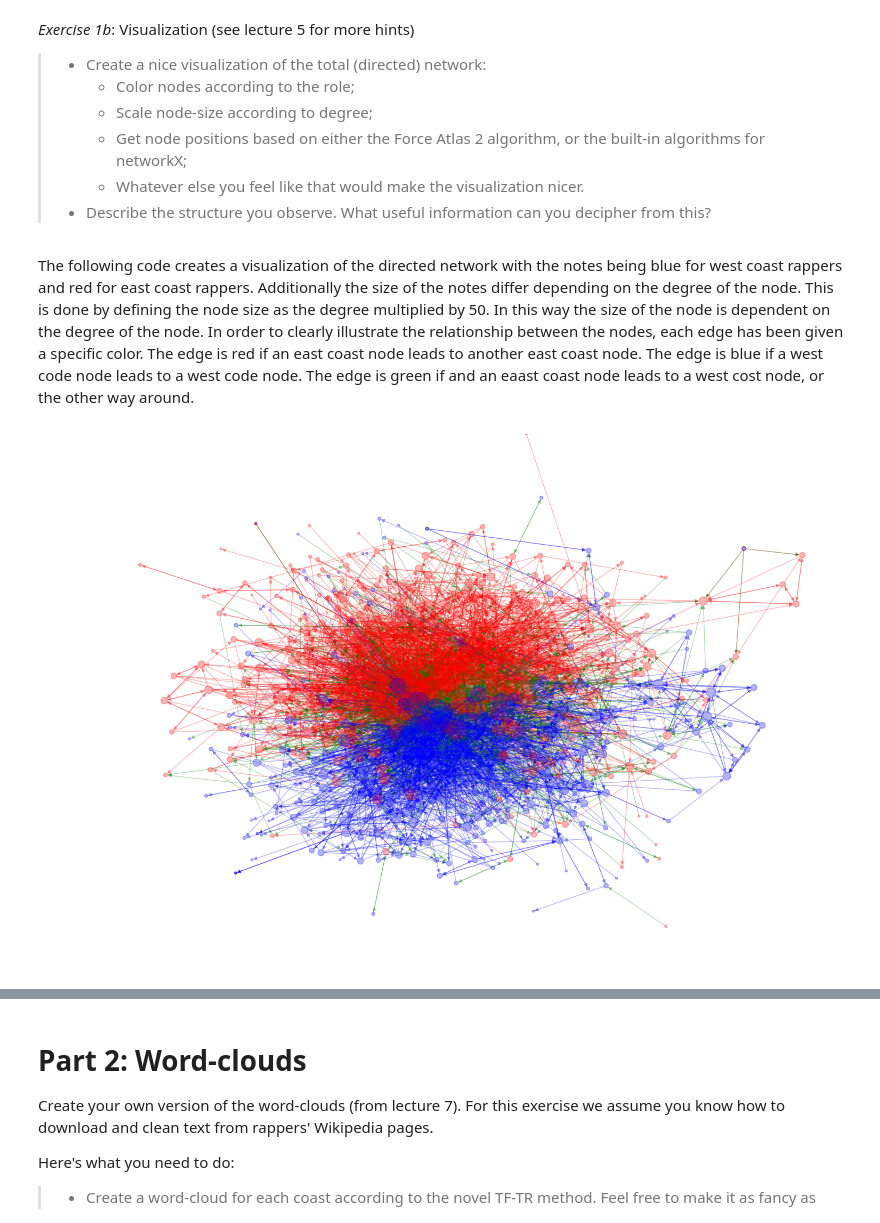
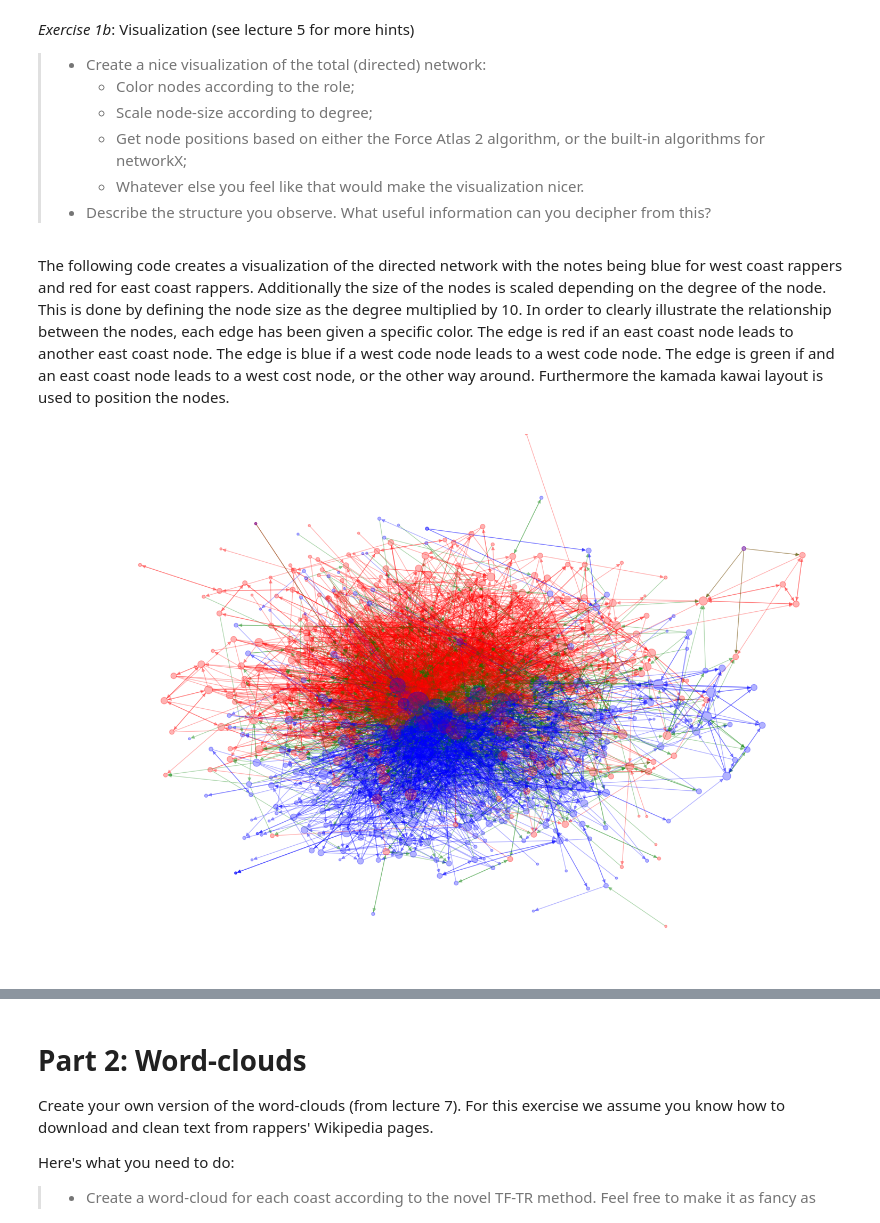
Before and after one commit to s185231/02805_SocialGraphs, a Jupyter notebook: Assignment2.ipynb, the cells around one changed output, grey strips where cells are left out. Drawn from its saved outputs; the diff is of its cells as text; code cells hidden in the pictures.

```diff
--- a/Assignment2.ipynb
+++ b/Assignment2.ipynb
@@ -258,7 +266,7 @@ _Exercise 1b_: Visualization (see lecture 5 for more hints)
 >   * Whatever else you feel like that would make the visualization nicer.
 > * Describe the structure you observe. What useful information can you decipher from this?
 # %% [markdown]
-The following code creates a visualization of the directed network with the notes being blue for west coast rappers and red for east coast rappers. Additionally the size of the notes differ depending on the degree of the node. This is done by defining the node size as the degree multiplied by 50. In this way the size of the node is dependent on the degree of the node. In order to clearly illustrate the relationship between the nodes, each edge has been given a specific color. The edge is red if an east coast node leads to another east coast node. The edge is blue if a west code node leads to a west code node. The edge is green if and an eaast coast node leads to a west cost node, or the other way around.
+The following code creates a visualization of the directed network with the notes being blue for west coast rappers and red for east coast rappers. Additionally the size of the nodes is scaled depending on the degree of the node. This is done by defining the node size as the degree multiplied by 10. In order to clearly illustrate the relationship between the nodes, each edge has been given a specific color. The edge is red if an east coast node leads to another east coast node. The edge is blue if a west code node leads to a west code node. The edge is green if and an east coast node leads to a west cost node, or the other way around. Furthermore the kamada kawai layout is used to position the nodes.
 # %%
 # Create a set of nodes from the east coast and west coast based on the CSV files for east coast rappers and west coast rappers
 df_rappers = pd.read_csv("data/Rappers.csv")
@@ -269,45 +277,42 @@ west_coast_nodes = df_rappers[df_rappers["Coast"] == "West"]["WikipediaPageName"
 # Set the 'coast' attribute for each node
 for node in g.nodes():
     if node in east_coast_nodes:
-        g.nodes[node]["coast"] = "EastCoast"
+        g.nodes[node]["Coast"] = "EastCoast"
     elif node in west_coast_nodes:
-        g.nodes[node]["coast"] = "WestCoast"
-
-
+        g.nodes[node]["Coast"] = "WestCoast"
 
 # Create a list of colors for node visualization based on the 'coast' attribute
-node_colors = ["red" if g.nodes[node]["coast"] == "EastCoast" else "blue" for node in g.nodes()]
-
+node_colors = ["red" if g.nodes[node]["Coast"] == "EastCoast" else "blue" for node in g.nodes()]
 
 #Creates a list of node sizes depending on the node degree
 node_sizes = [10 * g.degree[node] for node in g.nodes()]
 
 #Sets colors based on the role of the edge
 edge_colors = []
 for u, v in g.edges():
-    if g.nodes[u]["coast"] == "EastCoast" and g.nodes[v]["coast"] == "EastCoast":
+    if g.nodes[u]["Coast"] == "EastCoast" and g.nodes[v]["Coast"] == "EastCoast":
         edge_colors.append("Red")
-    elif g.nodes[u]["coast"] == "WestCoast" and g.nodes[v]["coast"] == "WestCoast":
+    elif g.nodes[u]["Coast"] == "WestCoast" and g.nodes[v]["Coast"] == "WestCoast":
         edge_colors.append("Blue")
     else:
         edge_colors.append("Green")
 
 #Plot figure
 plt.figure(figsize=(15, 10))
 
 # Choose a layout algorithm
 pos = nx.kamada_kawai_layout(g)
 
 #Draw the graph
 nx.draw(g, pos, node_color=node_colors, with_labels=False, node_size=node_sizes, edge_color=edge_colors, alpha=0.3)
 
 #Set axis/zoom in or out
 x_min, x_max = -1, 1
 y_min, y_max = -1, 1
 plt.xlim(x_min, x_max)
 plt.ylim(y_min, y_max)
 
 #show figure
 plt.show()
 # %% [output]
-[figure, old version]
+[figure, new version]
```
Also changed, not shown: parts of 24 cells of this notebook.
